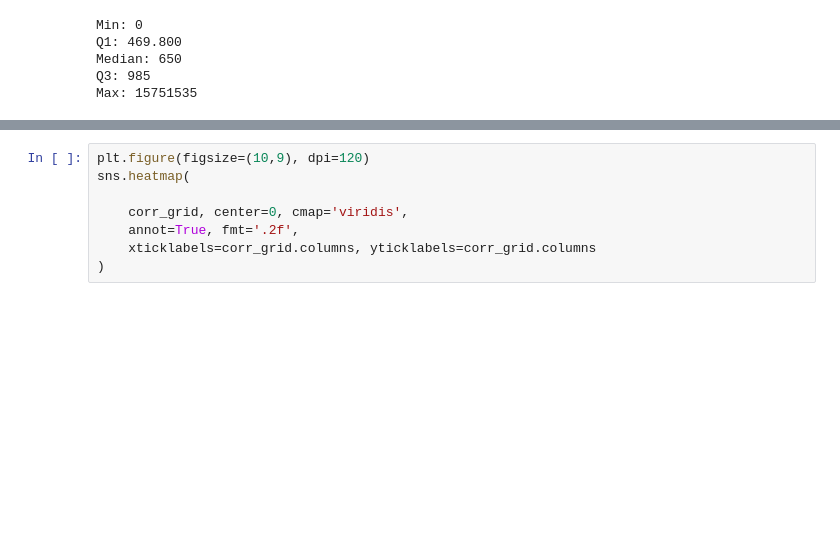
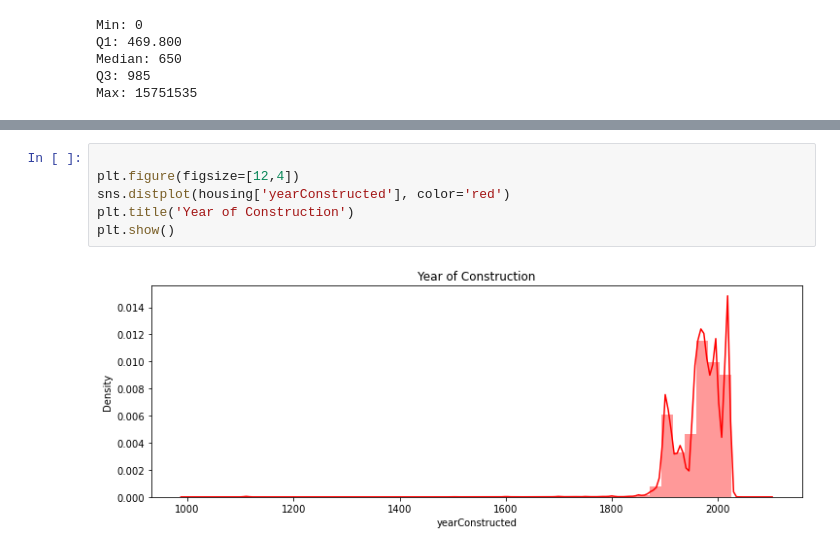
Before and after one commit to eriglesias/housing_prices_DEU, a Jupyter notebook: housing_analysis_de.ipynb, the cells around one changed output, grey strips where cells are left out. Saved outputs shown, nothing was run; the diff lists cells and outputs as text; blank space fills up the shorter version.

```diff
--- a/housing_analysis_de.ipynb
+++ b/housing_analysis_de.ipynb
@@ -107,8 +276,8 @@ sns.histplot(housing['totalRent']).set_title('Distibution of Rent Prices', weigh
-# %%
-plt.figure(figsize=(10,9), dpi=120)
-sns.heatmap(
-
-    corr_grid, center=0, cmap='viridis',
-    annot=True, fmt='.2f',
-    xticklabels=corr_grid.columns, yticklabels=corr_grid.columns
-)
+# %%
+
+plt.figure(figsize=[12,4])
+sns.distplot(housing['yearConstructed'], color='red')
+plt.title('Year of Construction')
+plt.show()
+# %% [output]
+[figure, added]
```
Also changed, not shown: parts of 21 cells of this notebook.
